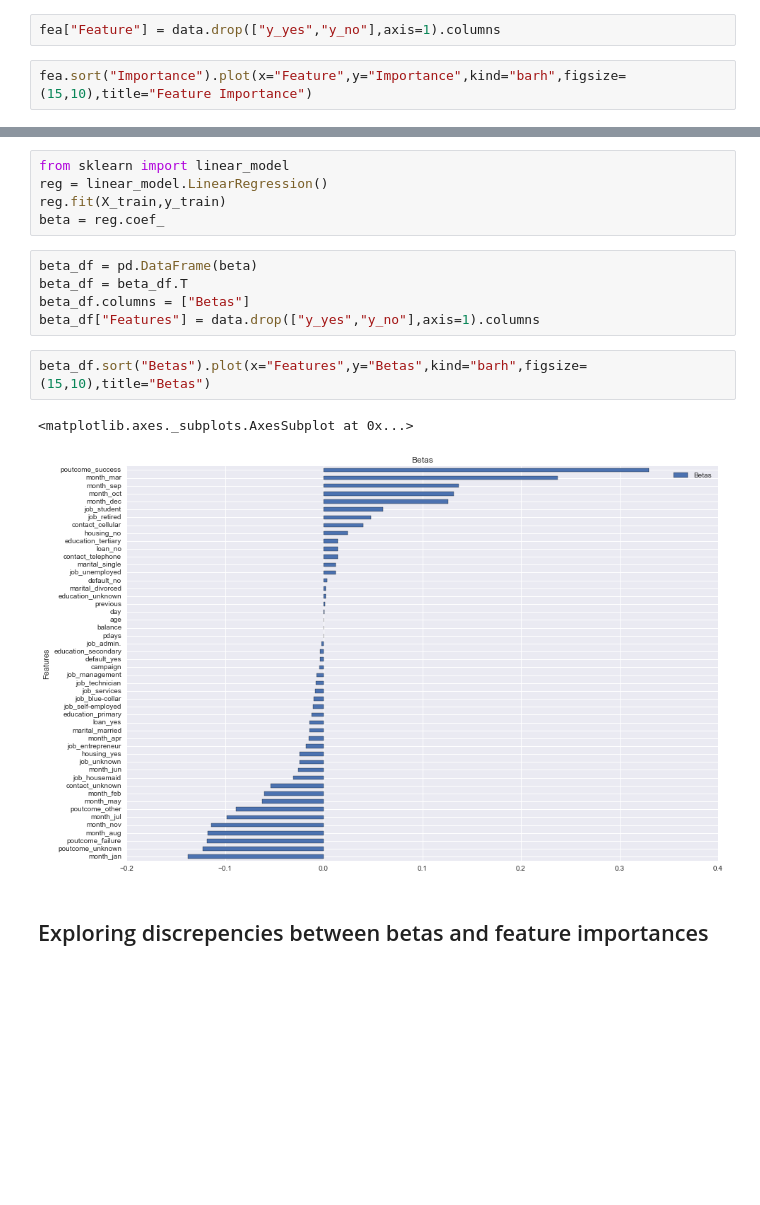
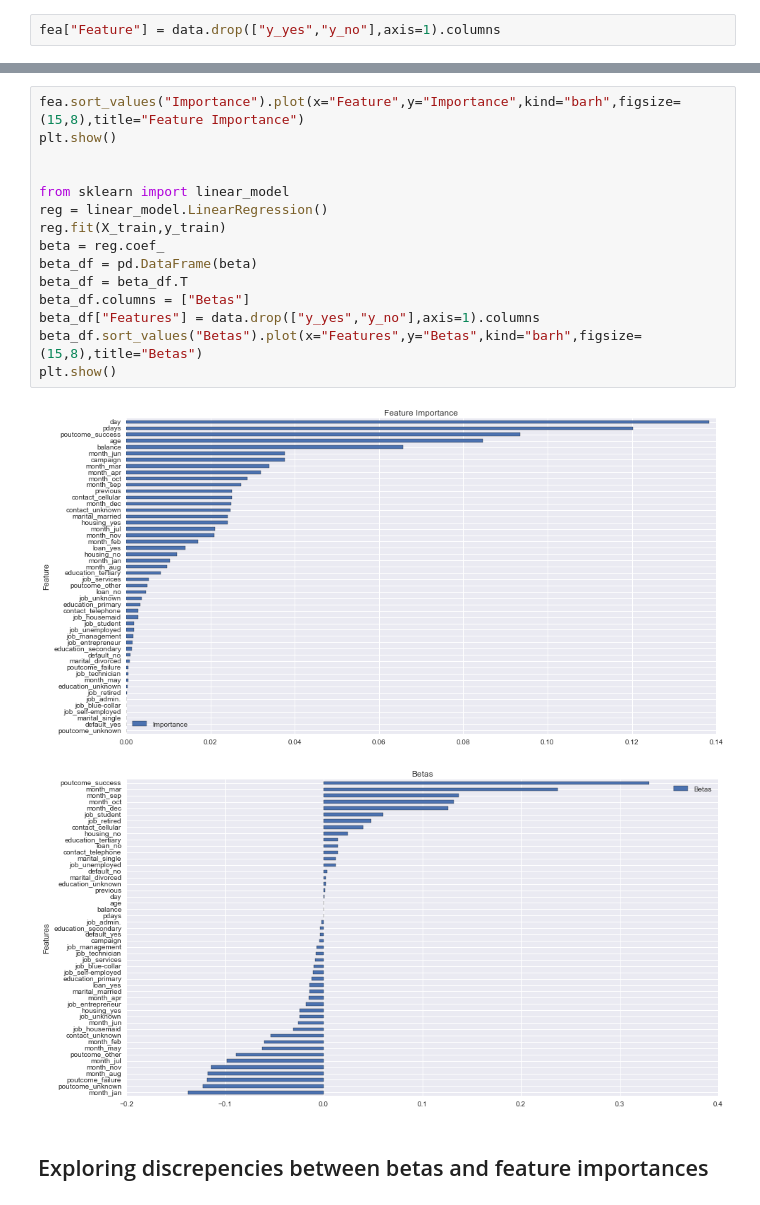
Before and after one commit to DavisTownsend/Marketing-Project, a Jupyter notebook: Marketing Project Sean.ipynb, the cells around one changed output, grey strips where cells are left out. Drawn from its saved outputs; the diff is of its cells as text; blank space fills up the shorter version.

```diff
--- a/Marketing Project Sean.ipynb
+++ b/Marketing Project Sean.ipynb
@@ -68,5 +68,3 @@ fea = pd.DataFrame(feature_imp)
 fea.columns = ["Importance"]
 # %%
 fea["Feature"] = data.drop(["y_yes","y_no"],axis=1).columns
-# %%
-fea.sort("Importance").plot(x="Feature",y="Importance",kind="barh",figsize=(15,10),title="Feature Importance")
@@ -76,18 +71,21 @@ fea.sort("Importance").plot(x="Feature",y="Importance",kind="barh",figsize=(15,1
-# %%
-from sklearn import linear_model
-reg = linear_model.LinearRegression()
-reg.fit(X_train,y_train)
-beta = reg.coef_
-# %%
-beta_df = pd.DataFrame(beta)
-beta_df = beta_df.T
-beta_df.columns = ["Betas"]
-beta_df["Features"] = data.drop(["y_yes","y_no"],axis=1).columns
-# %%
-beta_df.sort("Betas").plot(x="Features",y="Betas",kind="barh",figsize=(15,10),title="Betas")
-# %% [output]
-<matplotlib.axes._subplots.AxesSubplot at 0x...>
-[figure, removed]
+# %%
+fea.sort_values("Importance").plot(x="Feature",y="Importance",kind="barh",figsize=(15,8),title="Feature Importance")
+plt.show()
+
+
+from sklearn import linear_model
+reg = linear_model.LinearRegression()
+reg.fit(X_train,y_train)
+beta = reg.coef_
+beta_df = pd.DataFrame(beta)
+beta_df = beta_df.T
+beta_df.columns = ["Betas"]
+beta_df["Features"] = data.drop(["y_yes","y_no"],axis=1).columns
+beta_df.sort_values("Betas").plot(x="Features",y="Betas",kind="barh",figsize=(15,8),title="Betas")
+plt.show()
+# %% [output]
+[figure, added]
+[figure, added]
 # %% [markdown]
 ## Exploring discrepencies between betas and feature importances
 # %% [markdown]
```
Also changed, not shown: parts of 2 cells of this notebook.
